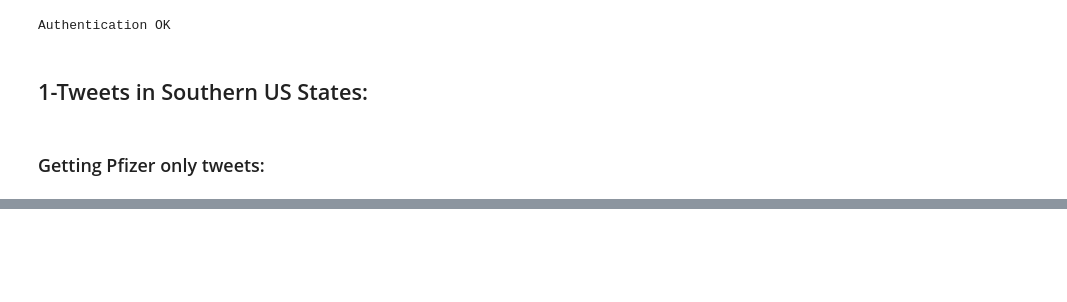
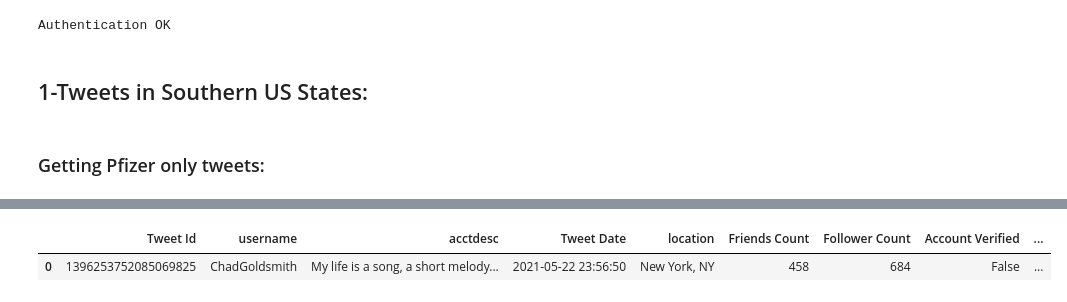
Before and after one commit to AmyLG/NSS_capstone_twitter_covid19_vaccines_across_us_and_fr, a Jupyter notebook: notebooks/getting_tweets_tweepy.ipynb, the cells around one changed output, grey strips where cells are left out. Drawn from its saved outputs; the diff is of its cells as text; code cells hidden in the pictures; blank space fills up the shorter version.

```diff
--- a/notebooks/getting_tweets_tweepy.ipynb
+++ b/notebooks/getting_tweets_tweepy.ipynb
@@ -101,0 +945,19 @@ test[test['location']== "Ireland"]
+# %%
+# define tweets on covid vaccine in NYC
+search_words = '"johnson & johnson" OR "johnson and johnson" -astrazeneca -pfizer -moderna'
+new_search = search_words + "-filter:retweets"
+date_since = "2021-05-15"
+date_until = "2021-05-23"
+country = "40.730610,-73.935242,400km" #NYC location lat, long
+# %%
+# Download relevant tweets from search and save it in a dataset
+jandj_us_north_dataset = pd.DataFrame(columns=['Tweet Id', 'username', 'acctdesc', 'Tweet Date', 'location', 'Friends Count','Follower Count', 'Account Verified', 'Favorite Count', 'Retweets', 'Tweet Text', 'hashtags'])
+
+counter = 0
+for tweet in tw.Cursor(api.search, count=10000, tweet_mode='extended', q=new_search, lang="en", geocode=country, since=date_since, until=date_until).items():
+        print('Tweet Downloaded: ', counter)
+        appending_dataframe = pd.DataFrame([[tweet.id, tweet.user.screen_name, tweet.user.description, tweet.created_at, tweet.user.location, tweet.user.friends_count, tweet.user.followers_count, tweet.user.verified, tweet.favorite_count, tweet.retweet_count, tweet.full_text.encode('utf-8'), tweet.entities['hashtags']]], columns=['Tweet Id', 'username', 'acctdesc', 'Tweet Date', 'location','Friends Count', 'Follower Count', 'Account Verified', 'Favorite Count', 'Retweets', 'Tweet Text', 'hashtags'])
+        jandj_us_north_dataset = jandj_us_north_dataset.append(appending_dataframe)
+        counter+=1
+        if counter >= 10000:
+            break
@@ -101,0 +989,19 @@ test[test['location']== "Ireland"]
+# %%
+# define tweets on covid vaccine in NYC
+search_words = '"johnson & johnson" OR "johnson and johnson" OR astrazeneca OR pfizer OR moderna'
+new_search = search_words + "-filter:retweets"
+date_since = "2021-05-15"
+date_until = "2021-05-23"
+country = "40.730610,-73.935242,400km" #NYC location lat, long
+# %%
+# Download relevant tweets from search and save it in a dataset
+all_us_north_dataset = pd.DataFrame(columns=['Tweet Id', 'username', 'acctdesc', 'Tweet Date', 'location', 'Friends Count','Follower Count', 'Account Verified', 'Favorite Count', 'Retweets', 'Tweet Text', 'hashtags'])
+
+counter = 0
+for tweet in tw.Cursor(api.search, count=10000, tweet_mode='extended', q=new_search, lang="en", geocode=country, since=date_since, until=date_until).items():
+        print('Tweet Downloaded: ', counter)
+        appending_dataframe = pd.DataFrame([[tweet.id, tweet.user.screen_name, tweet.user.description, tweet.created_at, tweet.user.location, tweet.user.friends_count, tweet.user.followers_count, tweet.user.verified, tweet.favorite_count, tweet.retweet_count, tweet.full_text.encode('utf-8'), tweet.entities['hashtags']]], columns=['Tweet Id', 'username', 'acctdesc', 'Tweet Date', 'location','Friends Count', 'Follower Count', 'Account Verified', 'Favorite Count', 'Retweets', 'Tweet Text', 'hashtags'])
+        all_us_north_dataset = all_us_north_dataset.append(appending_dataframe)
+        counter+=1
+        if counter >= 10000:
+            break
@@ -101,0 +1026,5 @@ test[test['location']== "Ireland"]
+# %%
+all_us_north_dataset.head(1)
+# %% [output]
+|  | Tweet Id | username | acctdesc | Tweet Date | location | Friends Count | Follower Count | Account Verified | ... |
+| 0 | 1396253752085069825 | ChadGoldsmith | My life is a song, a short melody... | 2021-05-22 23:56:50 | New York, NY | 458 | 684 | False | ... |
```
Also changed, not shown: parts of 122 cells of this notebook.
